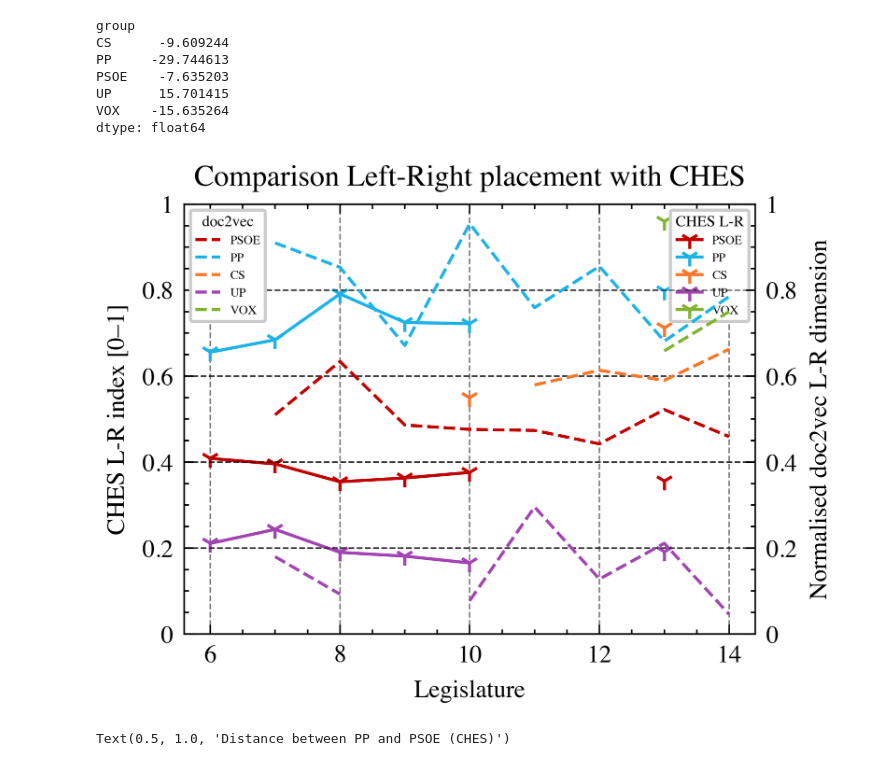
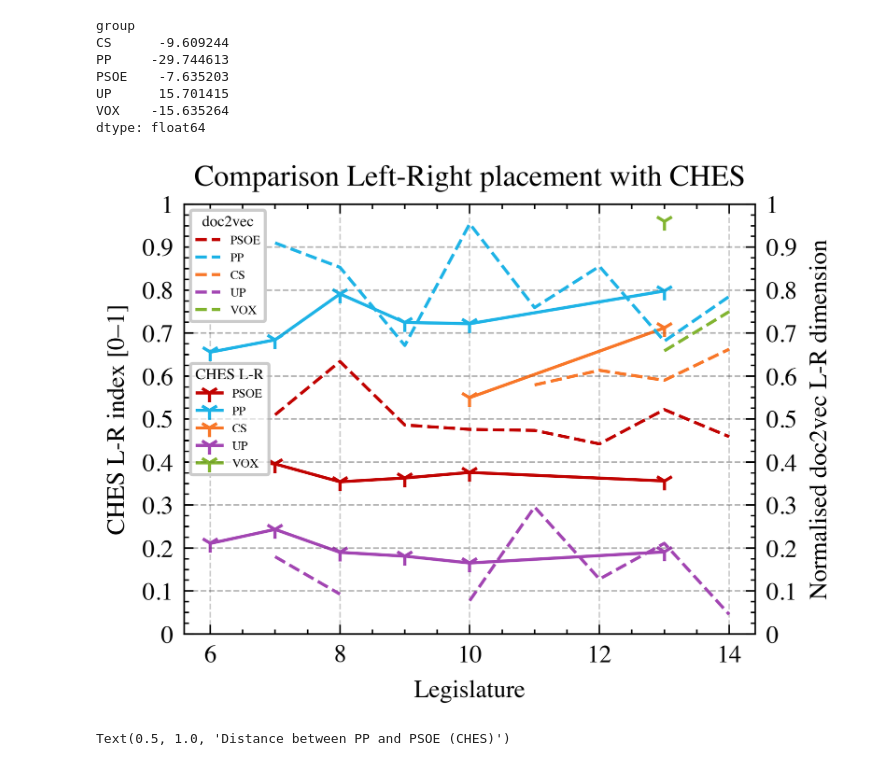
Before and after one commit to dibuja/polarisation-nlp, a Jupyter notebook: notebooks/discussion.ipynb, the cells around one changed output. Saved outputs shown, nothing was run; the diff lists cells and outputs as text; code cells hidden in the pictures.

```diff
--- a/notebooks/discussion.ipynb
+++ b/notebooks/discussion.ipynb
@@ -9,7 +9,7 @@ plt.style.use(['science', 'ieee', 'grid', 'vibrant', 'no-latex'])
 # %%
 # CHES Data.
 index = [6, 7, 8, 9, 10, 11, 12, 13, 14]
-PSOE = [4.13, 4, 3.58, 3.67, 3.8, np.nan, np.nan, 3.6, np.nan]
+PSOE = [4.13, 4, 3.58, 3.67, 3.8, None, None, 3.6, None]
 PP = [6.63, 6.92, 8, 7.33, 7.3, np.nan, np.nan, 8.07, np.nan]
 CS = [np.nan, np.nan, np.nan, np.nan, 5.56, np.nan, np.nan, 7.2, np.nan]
 UP = [2.13, 2.46, 1.92, 1.83, 1.67, np.nan, np.nan, 1.93, np.nan]
@@ -48,45 +48,50 @@ r.PP = 1 - (r.PP - rmin)/(rmax - rmin)
 r.PSOE = 1 - (r.PSOE - rmin)/(rmax - rmin)
 r.UP = 1 - (r.UP - rmin)/(rmax - rmin)
 r.VOX = 1 - (r.VOX - rmin)/(rmax - rmin)
-r.UP.loc[14] = 0
 # %%
 import matplotlib
 fig, ax = plt.subplots()
 
+psoemask = np.isfinite(CHES.PSOE)
+ppmask = np.isfinite(CHES.PP)
+csmask = np.isfinite(CHES.CS)
+upmask = np.isfinite(CHES.UP)
+voxmask = np.isfinite(CHES.VOX)
 
-ax.plot(CHES.PSOE/10, label='PSOE', c='#c10200', marker='1')
-ax.plot(CHES.PP/10, label='PP', c='#1eb3e6', marker='1')
-ax.plot(CHES.CS/10, label='CS', c='#f87729', marker='1')
-ax.plot(CHES.UP/10, label='UP', c='#a245b2', marker='1')
-ax.plot(CHES.VOX/10, label='VOX', marker='1', lw=1, c='#82b431')
-ax.legend(title= 'CHES L-R', fontsize='4', title_fontsize=5)
+ax.plot(CHES.PSOE[psoemask]/10, label='PSOE', c='#c10200', marker='1')
+ax.plot(CHES.PP[ppmask]/10, label='PP', c='#1eb3e6', marker='1')
+ax.plot(CHES.CS[csmask]/10, label='CS', c='#f87729', marker='1')
+ax.plot(CHES.UP[upmask]/10, label='UP', c='#a245b2', marker='1')
+ax.plot(CHES.VOX[voxmask]/10, label='VOX', marker='1', lw=1, c='#82b431')
+ax.legend(title= 'CHES L-R', fontsize='4', title_fontsize=5, loc='center left')
 ax.set_title('Comparison Left-Right placement with CHES')
 ax.set_xlabel('Legislature')
 
+ax.grid(alpha=.2)
 
 ax2 = ax.twinx()
 ax2.plot(r.PSOE, label='PSOE', c='#c10200', ls='--')
 ax2.plot(r.PP, label='PP', c='#1eb3e6', ls='--')
 ax2.plot(r.CS, label='CS', c='#f87729', ls='--')
 ax2.plot(r.UP, label='UP', c='#a245b2', ls='--')
 ax2.plot(r.VOX, label='VOX', lw=1, c='#82b431', ls='--')
-ax2.legend( title='doc2vec', fontsize='4', title_fontsize=5, loc='upper left')
+ax2.legend( title='doc2vec', fontsize='4', title_fontsize=5)
 
-ax.set_yticks([0, .2, .4, .6, .8, 1])
+ax.set_yticks([0, .1, .2, .3, .4, .5, .6, .7, .8, .9, 1])
 
-ax.set_yticks(np.linspace(ax.get_ybound()[0], ax.get_ybound()[1], 6))
-ax2.set_yticks(np.linspace(ax2.get_ybound()[0], ax2.get_ybound()[1], 6))
+ax.set_yticks(np.linspace(ax.get_ybound()[0], ax.get_ybound()[1], 11))
+ax2.set_yticks(np.linspace(ax2.get_ybound()[0], ax2.get_ybound()[1], 11))
 
 ax.set_ylabel('CHES L-R index [0–1]')
 ax2.set_ylabel('Normalised doc2vec L-R dimension')
 
-ax.set_yticklabels(['0', '0.2', '0.4', '0.6', '0.8', '1'])
-ax2.set_yticklabels(['0', '0.2', '0.4', '0.6', '0.8', '1'])
-
+ax.set_yticklabels(['0', '0.1', '0.2', '0.3', '0.4', '0.5', '0.6', '0.7', '0.8', '0.9', '1'])
+ax2.set_yticklabels(['0', '0.1', '0.2', '0.3', '0.4','0.5', '0.6', '0.7', '0.8', '0.9', '1'])
+ax2.grid(alpha=.1)
 
 plt.show()
 # %% [output]
-[figure, old version]
+[figure, new version]
 # %%
 dist = CHES.PP - CHES.PSOE
 dist[11] = np.nan
```
Also changed, not shown: parts of 9 cells of this notebook, 4 other files.
